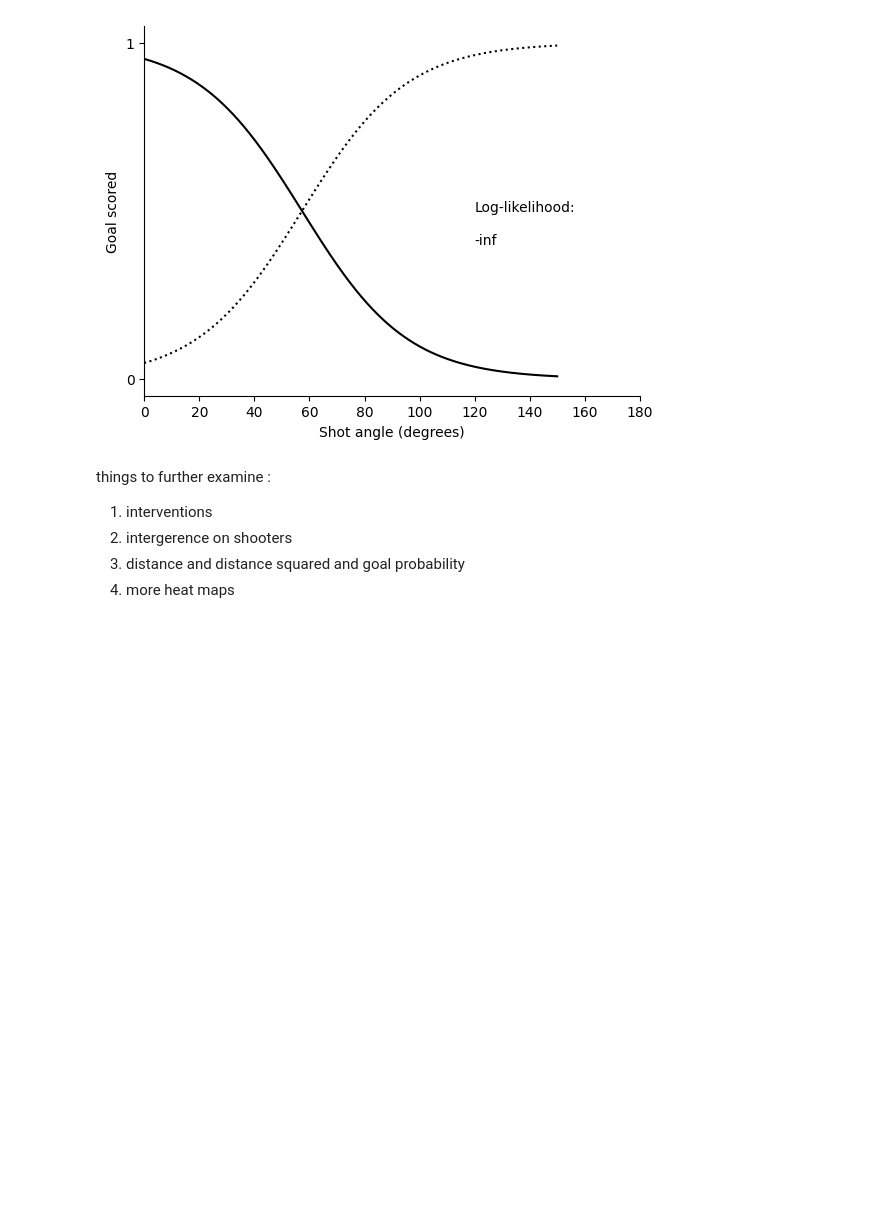
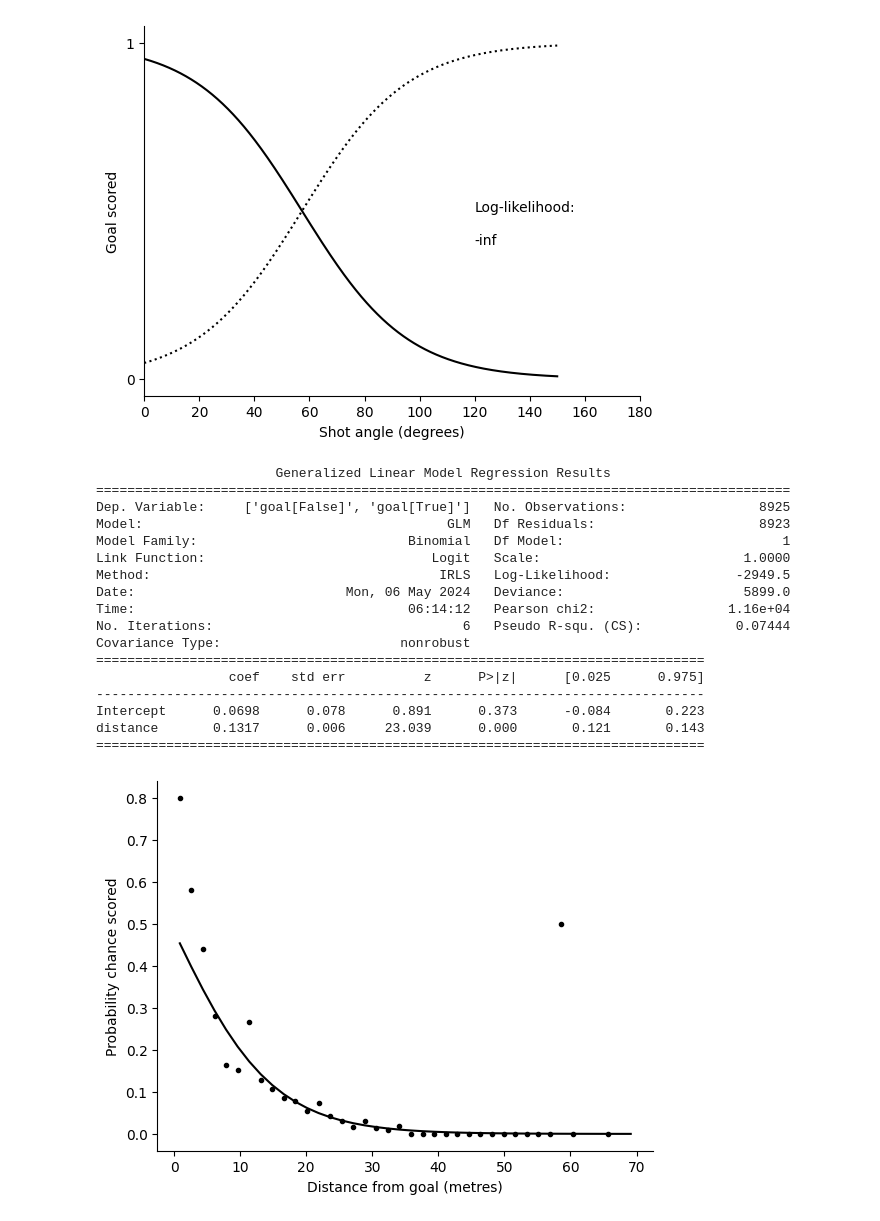
Before and after one commit to itspaspas/DataScience-S03, a Jupyter notebook: Preprocessing.ipynb, the cells around one changed output. Saved outputs shown, nothing was run; the diff lists cells and outputs as text; code cells hidden in the pictures; blank space fills up the shorter version.

```diff
--- a/Preprocessing.ipynb
+++ b/Preprocessing.ipynb
@@ -234,28 +240,41 @@ plt.show()
 # %%
 shotcount_dist = np.histogram(dataset['distance'],bins=40,range=[0, 70])
 goal_shots = dataset[dataset['goal'] == True]
-goalcount_dist = np.histogram(goal_shots['Distance'],bins=40,range=[0, 70])
+goalcount_dist = np.histogram(goal_shots['distance'],bins=40,range=[0, 70])
 prob_goal = np.divide(goalcount_dist[0],shotcount_dist[0])
 distance = shotcount_dist[1]
 middistance= (distance[:-1] + distance[1:])/2
 fig, ax = plt.subplots()
 ax.plot(middistance, prob_goal, linestyle='none', marker= '.', color='black')
 ax.set_ylabel('Probability chance scored')
 ax.set_xlabel("Distance from goal (metres)")
 ax.spines['top'].set_visible(False)
 ax.spines['right'].set_visible(False)
 
 
-test_model = smf.glm(formula="Goal ~ Distance" , data=dataset,
+test_model = smf.glm(formula="goal ~ distance" , data=dataset,
                             family=sm.families.Binomial()).fit()
 print(test_model.summary())
 b=test_model.params
 xGprob=1/(1+np.exp(b[0]+b[1]*middistance))
 ax.plot(middistance, xGprob, linestyle='solid', color='black')
 plt.show()
+# %% [output]
+                       Generalized Linear Model Regression Results
+=========================================================================================
+Dep. Variable:     ['goal[False]', 'goal[True]']   No. Observations:                 8925
+Model:                                       GLM   Df Residuals:                     8923
+Model Family:                           Binomial   Df Model:                            1
+Link Function:                             Logit   Scale:                          1.0000
+Method:                                     IRLS   Log-Likelihood:                -2949.5
+Date:                           Mon, 06 May 2024   Deviance:                       5899.0
+Time:                                   06:14:12   Pearson chi2:                 1.16e+04
+No. Iterations:                                6   Pseudo R-squ. (CS):            0.07444
+Covariance Type:                       nonrobust
+==============================================================================
+                 coef    std err          z      P>|z|      [0.025      0.975]
+------------------------------------------------------------------------------
+Intercept      0.0698      0.078      0.891      0.373      -0.084       0.223
+distance       0.1317      0.006     23.039      0.000       0.121       0.143
+==============================================================================
+[figure, added]
-# %% [markdown]
-things to further examine :
-1) interventions
-2) intergerence on shooters
-3) distance and distance squared and goal probability
-4) more heat maps
```
Also changed, not shown: parts of 4 cells of this notebook.
